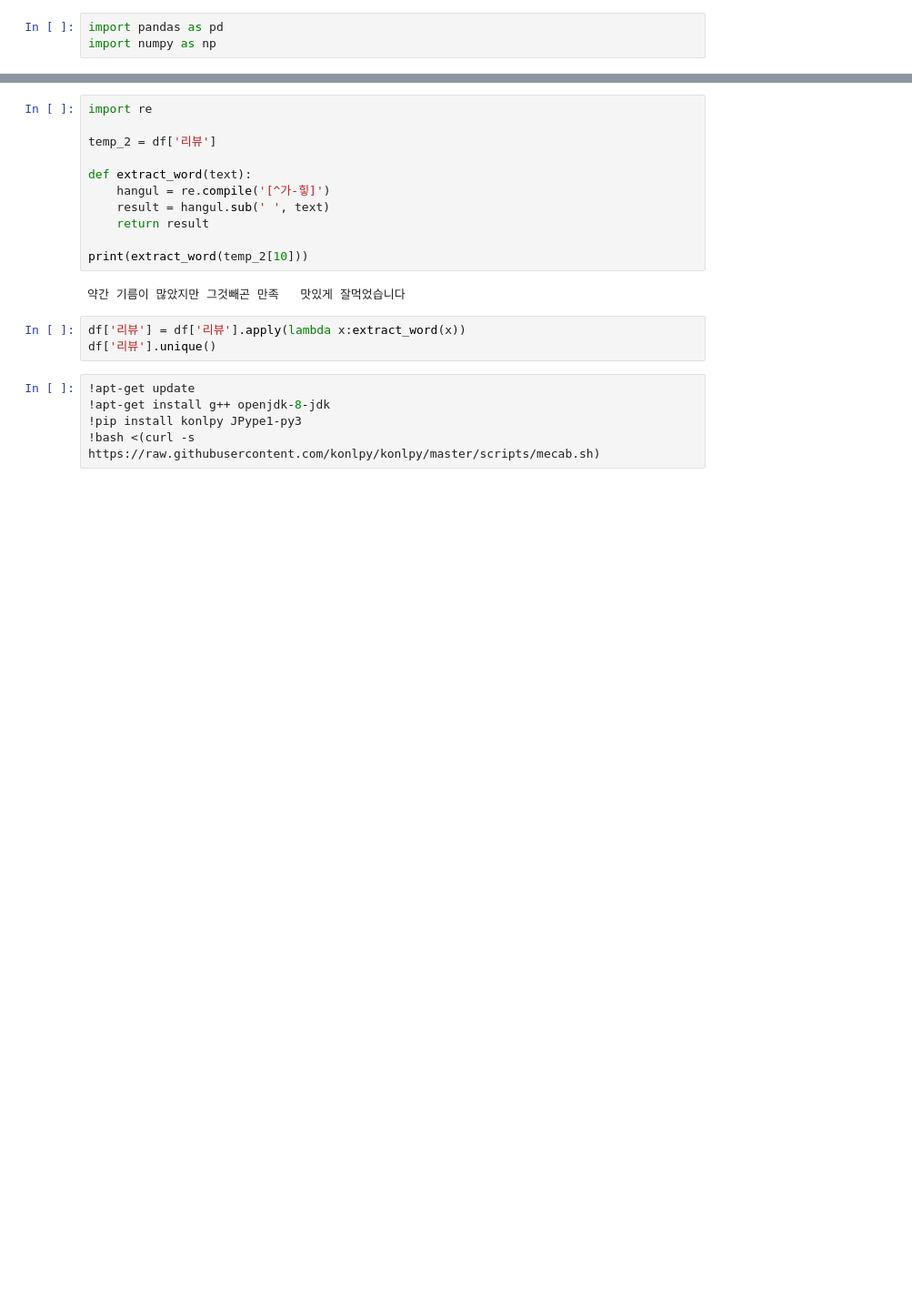
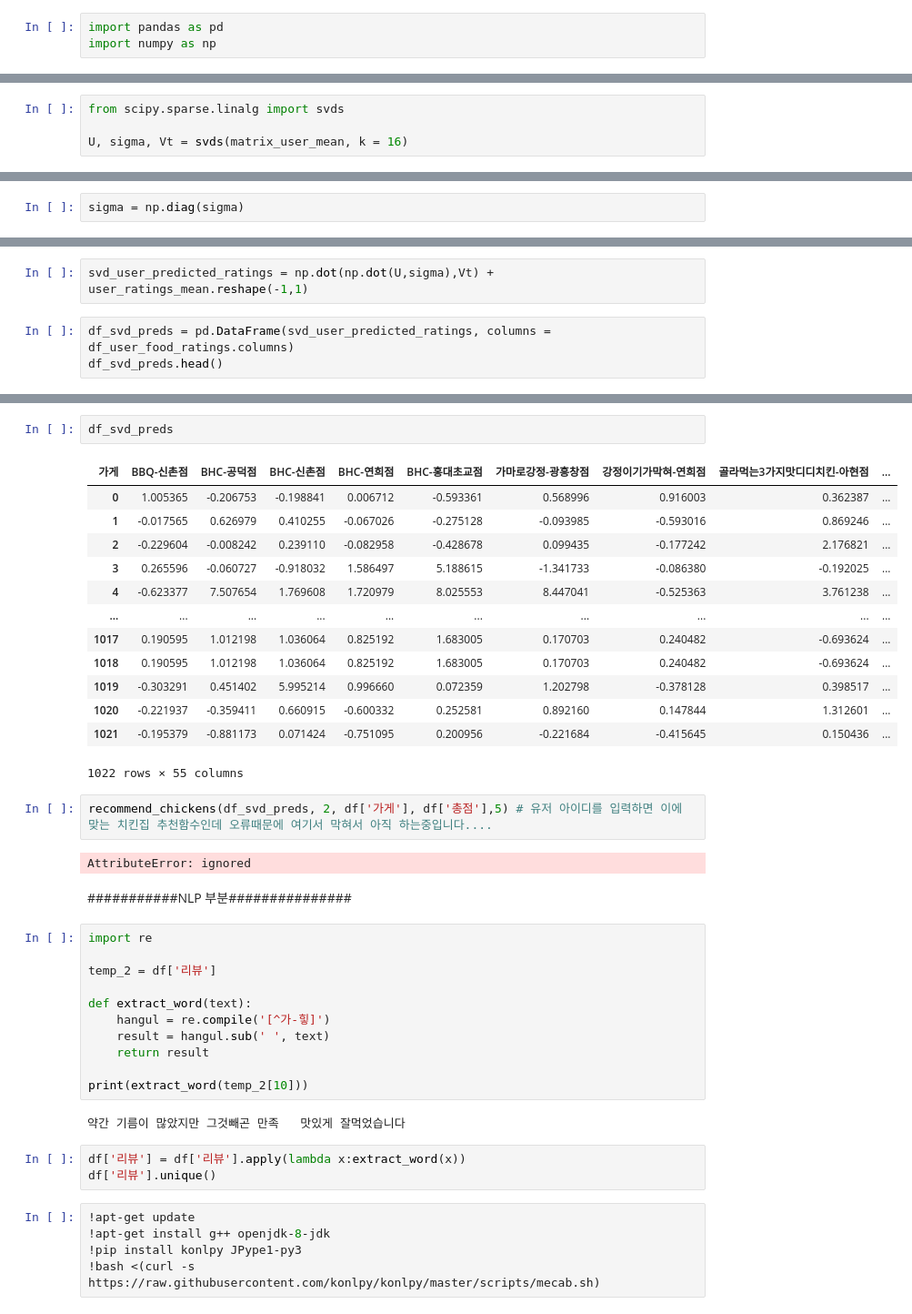
Before and after one commit to synoti21/BOAZ-Mini-Project1, a Jupyter notebook: 요기요_치킨_추천시스템(안지완).ipynb, the cells around one changed output, grey strips where cells are left out. Shown at 91% size. Cells and saved outputs as stored; diff of their text form; blank space fills up the shorter version.

```diff
--- a/요기요_치킨_추천시스템(안지완).ipynb
+++ b/요기요_치킨_추천시스템(안지완).ipynb
@@ -42,0 +220,4 @@ df['사용자id'].nunique()
+# %%
+from scipy.sparse.linalg import svds
+
+U, sigma, Vt = svds(matrix_user_mean, k = 16)
@@ -42,0 +232,2 @@ df['사용자id'].nunique()
+# %%
+sigma = np.diag(sigma)
@@ -42,0 +245,5 @@ df['사용자id'].nunique()
+# %%
+svd_user_predicted_ratings = np.dot(np.dot(U,sigma),Vt) + user_ratings_mean.reshape(-1,1)
+# %%
+df_svd_preds = pd.DataFrame(svd_user_predicted_ratings, columns = df_user_food_ratings.columns)
+df_svd_preds.head()
@@ -43,3 +271,25 @@ df['사용자id'].nunique()
+# %%
+df_svd_preds
+# %% [output]
+| 가게 | BBQ-신촌점 | BHC-공덕점 | BHC-신촌점 | BHC-연희점 | BHC-홍대초교점 | 가마로강정-광흥창점 | 강정이기가막혀-연희점 | 골라먹는3가지맛디디치킨-아현점 | ... |
+| 0 | 1.005365 | -0.206753 | -0.198841 | 0.006712 | -0.593361 | 0.568996 | 0.916003 | 0.362387 | ... |
+| 1 | -0.017565 | 0.626979 | 0.410255 | -0.067026 | -0.275128 | -0.093985 | -0.593016 | 0.869246 | ... |
+| 2 | -0.229604 | -0.008242 | 0.239110 | -0.082958 | -0.428678 | 0.099435 | -0.177242 | 2.176821 | ... |
+| 3 | 0.265596 | -0.060727 | -0.918032 | 1.586497 | 5.188615 | -1.341733 | -0.086380 | -0.192025 | ... |
+| 4 | -0.623377 | 7.507654 | 1.769608 | 1.720979 | 8.025553 | 8.447041 | -0.525363 | 3.761238 | ... |
+| ... | ... | ... | ... | ... | ... | ... | ... | ... | ... |
+| 1017 | 0.190595 | 1.012198 | 1.036064 | 0.825192 | 1.683005 | 0.170703 | 0.240482 | -0.693624 | ... |
+| 1018 | 0.190595 | 1.012198 | 1.036064 | 0.825192 | 1.683005 | 0.170703 | 0.240482 | -0.693624 | ... |
+| 1019 | -0.303291 | 0.451402 | 5.995214 | 0.996660 | 0.072359 | 1.202798 | -0.378128 | 0.398517 | ... |
+| 1020 | -0.221937 | -0.359411 | 0.660915 | -0.600332 | 0.252581 | 0.892160 | 0.147844 | 1.312601 | ... |
+| 1021 | -0.195379 | -0.881173 | 0.071424 | -0.751095 | 0.200956 | -0.221684 | -0.415645 | 0.150436 | ... |
+1022 rows × 55 columns
+# %%
+recommend_chickens(df_svd_preds, 2, df['가게'], df['총점'],5) # 유저 아이디를 입력하면 이에 맞는 치킨집 추천함수인데 오류때문에 여기서 막혀서 아직 하는중입니다....
+# %% [output]
+AttributeError: ignored
+# %% [markdown]
+###########NLP 부분###############
 # %%
 import re
 
```
Also changed, not shown: parts of 26 cells of this notebook.
